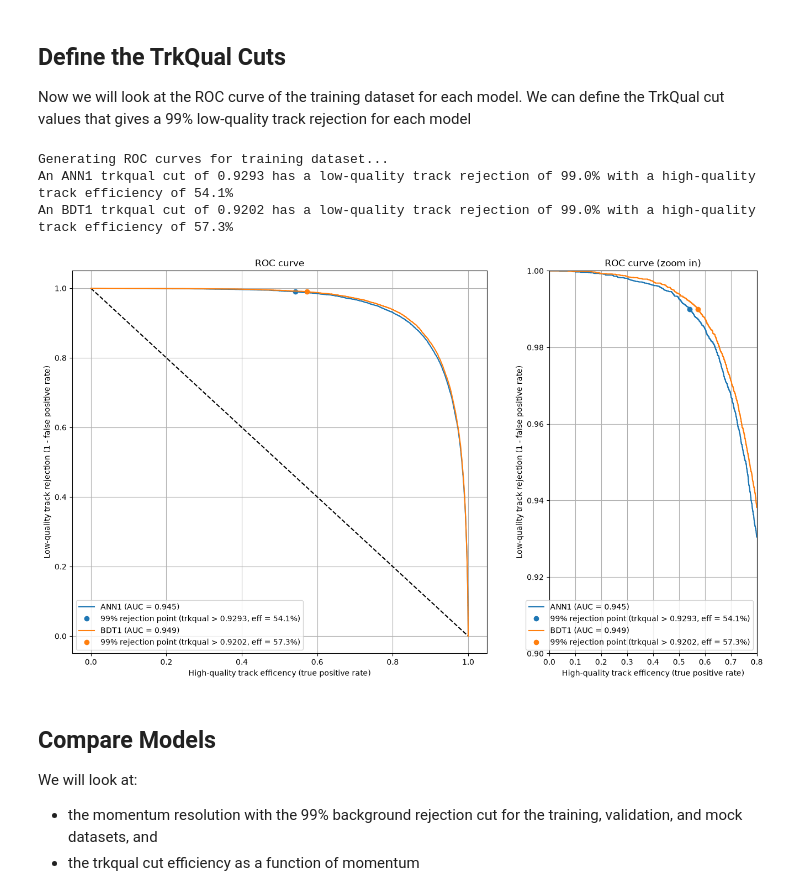
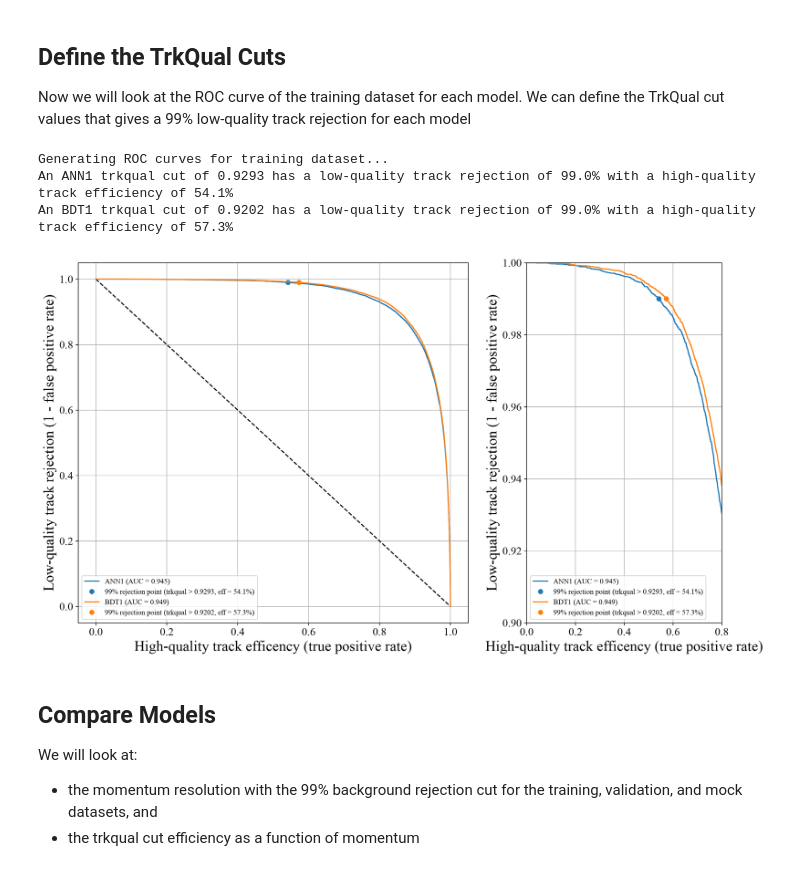
Before and after one commit to Malik-Farouh/Mu2e_XGboost_Project, a Jupyter notebook: TrkQualTrain.ipynb, the cells around one changed output. Drawn from its saved outputs; the diff is of its cells as text; code cells hidden in the pictures.

```diff
--- a/TrkQualTrain.ipynb
+++ b/TrkQualTrain.ipynb
@@ -391,9 +394,26 @@ min_mom_res=-10
 max_mom_res=10
 n_mom_res_bins=100
 
+# Run this to match default LaTeX text
+plt.rcParams['font.family'] = 'serif'
+plt.rcParams['font.serif'] = ['Computer Modern Roman', 'Times New Roman']
+plt.rcParams['pdf.fonttype'] = 42
+
+# Scale font sizes up Figures  after LaTeX
+plt.rcParams.update({
+    'font.size': 12,          # Bumps up base text size
+    'axes.labelsize': 16,     # Bumps up X/Y label sizes
+    'axes.titlesize': 16,     # Bumps up panel titles ("training", "validation")
+    'xtick.labelsize': 12,    # Bumps up tick numbers
+    'ytick.labelsize': 12,
+    'legend.fontsize': 10     # Makes legend compact but readable
+})
+
+
 training_dataset = datasets[0]
 fig, ax = plot_mom_res(training_dataset, n_mom_res_bins, min_mom_res, max_mom_res)
-ax.imshow(training_dataset.Z, cmap=stmpy.cm.blue2, aspect=1, clim=(0, 1.4), rasterized=True)
-if save_plots:
-    fig.savefig("plots/v"+training_version+"/MomRes_"+training_dataset.name+".pdf") #.png
+plt.tight_layout()
+if save_plots == True:
+    #fig.savefig("plots/v"+training_version+"/MomRes_"+training_dataset.name+".pdf") #.png
+    fig.savefig("/Users/malikfarouh/Documents/latex_notes/2026-08_TrkQual_Robustness_BDT/images" + "/MomRes_"+training_dataset.name+".pdf")
 # %% [output]
@@ -544,6 +564,20 @@ Now we will look at the ROC curve of the training dataset for each model. We can
 # %%
 # For the ROC curve, we only have true labels ("high quality" and "low quality") for tracks with those definitions (i.e. some are neither)
 # so we need to just extract the well-defined tracks for this
+
+plt.rcParams['font.family'] = 'serif'
+plt.rcParams['font.serif'] = ['Computer Modern Roman', 'Times New Roman']
+plt.rcParams['pdf.fonttype'] = 42
+
+# Scale font sizes up Figures  after LaTeX
+plt.rcParams.update({
+    'font.size': 18,
+    'axes.labelsize': 20,
+    'xtick.labelsize': 15,
+    'ytick.labelsize': 15,
+    'legend.fontsize': 10
+})
+
 fig, axs = plt.subplots(1,2, figsize=(16,9), width_ratios=[2,1])
 axs[0].plot([0, 1], [1, 0], 'k--') # plot the straight line
 for dataset in [training_dataset]:
@@ -574,37 +608,38 @@ for dataset in [training_dataset]:
         trained_model.add_trkqual_cut(trkqual_cut)
         bkg_rej = 1-fpr[cut_val_index]
         sig_eff = tpr[cut_val_index]
         print("An "+trained_model.name+" trkqual cut of "+str(round(trkqual_cut,4))
               +" has a low-quality track rejection of "+str(round(bkg_rej*100,1))
               +"% with a high-quality track efficiency of "+str(round(sig_eff*100,1))+"%")
 
 
         for ax in axs:
             ax.plot(tpr, 1-fpr, label=trained_model.name+' (AUC = {:.3f})'.format(auc_result))
             ax.plot(tpr[cut_val_index], 1-fpr[cut_val_index], 'o', color=ax.lines[-1].get_color(),
                      label='99% rejection point (trkqual > '+str(round(trkqual_cut,4))+', eff = '+str(round(sig_eff*100,1))+'%)')
 
 #axs.legend()
 #axs.grid(True)
 
 for ax in axs:
     ax.set_xlabel('High-quality track efficency (true positive rate)')
     ax.set_ylabel('Low-quality track rejection (1 - false positive rate)')
-    ax.set_title('ROC curve')
+    #ax.set_title('ROC curve')
     ax.legend(loc='best')
     ax.grid(True)
-axs[1].set_title('ROC curve (zoom in)')
+#axs[1].set_title('ROC curve (zoom in)')
 axs[1].set_ylim(0.9, 1.0)
 axs[1].set_xlim(0, 0.8)
 plt.show()
 
 if save_plots:
-    fig.savefig("plots/v"+training_version+"/ROCCurve_"+training_dataset.name+".png")
+    #fig.savefig("plots/v"+training_version+"/ROCCurve_"+training_dataset.name+".png")
+    fig.savefig("/Users/malikfarouh/Documents/latex_notes/2026-08_TrkQual_Robustness_BDT/images" + "/ROCCurve_"+training_dataset.name+".pdf")
 # %% [output]
 Generating ROC curves for training dataset...
 An ANN1 trkqual cut of 0.9293 has a low-quality track rejection of 99.0% with a high-quality track efficiency of 54.1%
 An BDT1 trkqual cut of 0.9202 has a low-quality track rejection of 99.0% with a high-quality track efficiency of 57.3%
-[figure, old version]
+[figure, new version]
 # %% [markdown]
 ## Compare Models
 We will look at:
```
Also changed, not shown: parts of 4 cells of this notebook.
